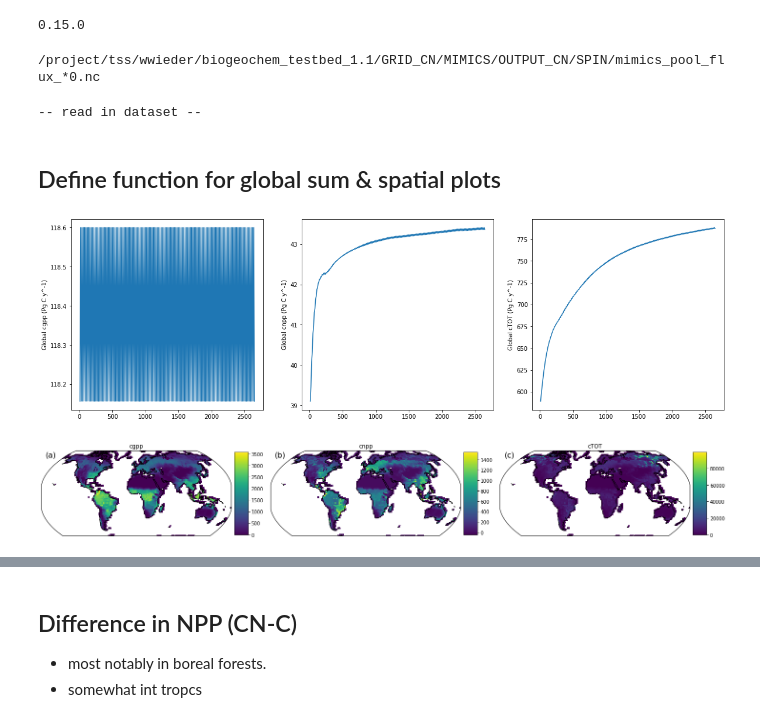
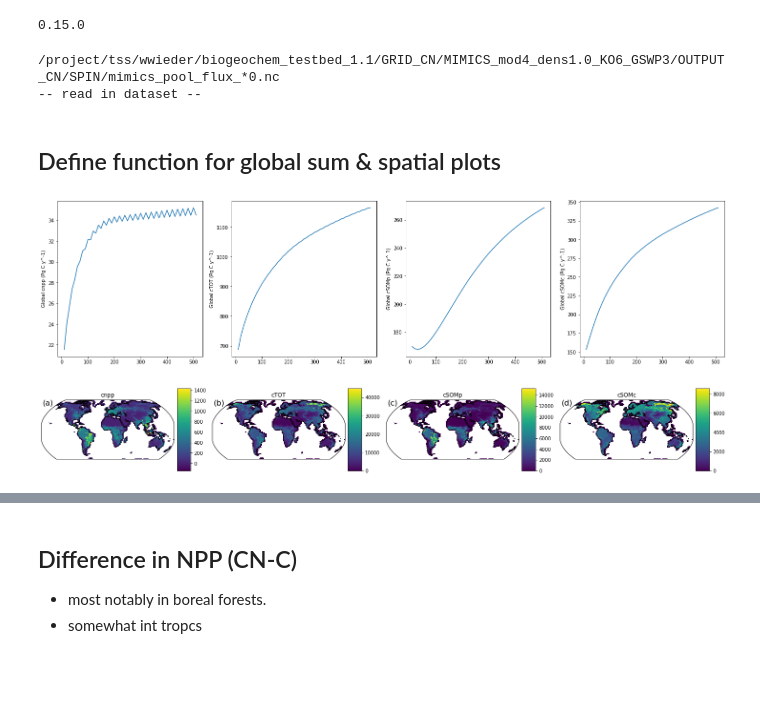
Before and after one commit to wwieder/biogeochem_testbed, a Jupyter notebook: analysis_code/CheckSpinup.ipynb, the cells around one changed output, grey strips where cells are left out. Drawn from its saved outputs; the diff is of its cells as text; code cells hidden in the pictures; blank space fills up the shorter version.

```diff
--- a/analysis_code/CheckSpinup.ipynb
+++ b/analysis_code/CheckSpinup.ipynb
@@ -27,7 +43,8 @@ print(xr.__version__)
 # %%
 import pandas.util.testing as tm
 path = '/project/tss/wwieder/biogeochem_testbed_1.1/'
-case = 'GRID_CN/MIMICS/OUTPUT_CN/SPIN/'
+sim  = 'MIMICS_mod4_dens1.0_KO6_GSWP3'
+case = 'GRID_CN/'+sim+'/OUTPUT_CN/SPIN/'
 full_pathMIM = path+case+'mimics_pool_flux_*0.nc'  # read in data every 10 years
 full_pathCAS = path+case+'casaclm_pool_flux_*0.nc' # casa files for vegetation results
 print(full_pathMIM)
@@ -38,13 +55,14 @@ dsVeg= xr.open_mfdataset(full_pathCAS, decode_times=True, combine='by_coords')
 #combine relevent data from casa history files to MIMICS data
 ds['cnpp'] = dsVeg['cnpp']
 ds['cgpp'] = dsVeg['cgpp']
+ds['nMineral'] = dsVeg['nMineral']
 
 # sum soil C & N pools
 ds = utils.sum_pools(ds, 'mim')
 print('-- read in dataset -- ')
 # %% [output]
-/project/tss/wwieder/biogeochem_testbed_1.1/GRID_CN/MIMICS/OUTPUT_CN/SPIN/mimics_pool_flux_*0.nc
+/project/tss/wwieder/biogeochem_testbed_1.1/GRID_CN/MIMICS_mod4_dens1.0_KO6_GSWP3/OUTPUT_CN/SPIN/mimics_pool_flux_*0.nc
+-- read in dataset --
--- read in dataset --
 # %% [markdown]
 ## Define function for global sum & spatial plots
 # %%
@@ -53,9 +71,9 @@ def globalSum ( dsIn, var, area=ds.landarea.isel(time=-1) *1e6, time=1, conversi
     temp = dsIn[var] * area
     temp = temp.sum(dim=('lat','lon')) * conversion
     if plot==True:
-        plt.figure(figsize=[20,6]);
+        plt.figure(figsize=[25,6]);
         for i in range(len(var)):
-            plt.subplot(1, 3, (1+i))
+            plt.subplot(1, 4, (1+i))
             plt.ylabel('Global '+var[i]+' (Pg C y^-1)')
             plt.plot(temp['time'], temp[var[i]]);
 
@@ -84,20 +102,20 @@ def map_function(da, cb=0, panel=None, cmap=None, ax=None,
         fig.colorbar(im, ax=ax,shrink=0.40, pad=0, fraction = 0.1)
 
 # strings for labeling panels
-panel = ['(a)','(b)','(c)','(d)','(e)','(f)','(g)','(h)','(i)']
+panel = ['(a)','(b)','(c)','(d)','(e)','(f)','(g)','(h)','(i)','(j)','(k)','(l)']
 # %%
-Cvars =['cgpp','cnpp','cTOT']
+Cvars =['cnpp','cTOT','cSOMp','cSOMc']
 globalSum(ds,Cvars, plot=True)
 
 # Now call the map_function
-fig, axes = plt.subplots(nrows=1, ncols=3, figsize=(20,6), constrained_layout=True,
+fig, axes = plt.subplots(nrows=1, ncols=4, figsize=(20,6), constrained_layout=True,
                          subplot_kw=dict(projection=ccrs.Robinson()))
 
 for index, ax in np.ndenumerate(axes):
     i = index[0]
     # there are various ways to do this part, index in this case is a tuple (ie `(0, 0)`)
     da = ds[Cvars[index[0]]].isel(time=-1)
     map_function(da, panel=panel[i], ax=ax, title=Cvars[index[0]], cb=1)
 # %% [output]
-[figure, old version]
+[figure, new version]
-[figure, old version]
+[figure, new version]
```
Also changed, not shown: parts of 44 cells of this notebook, 2 other files.
